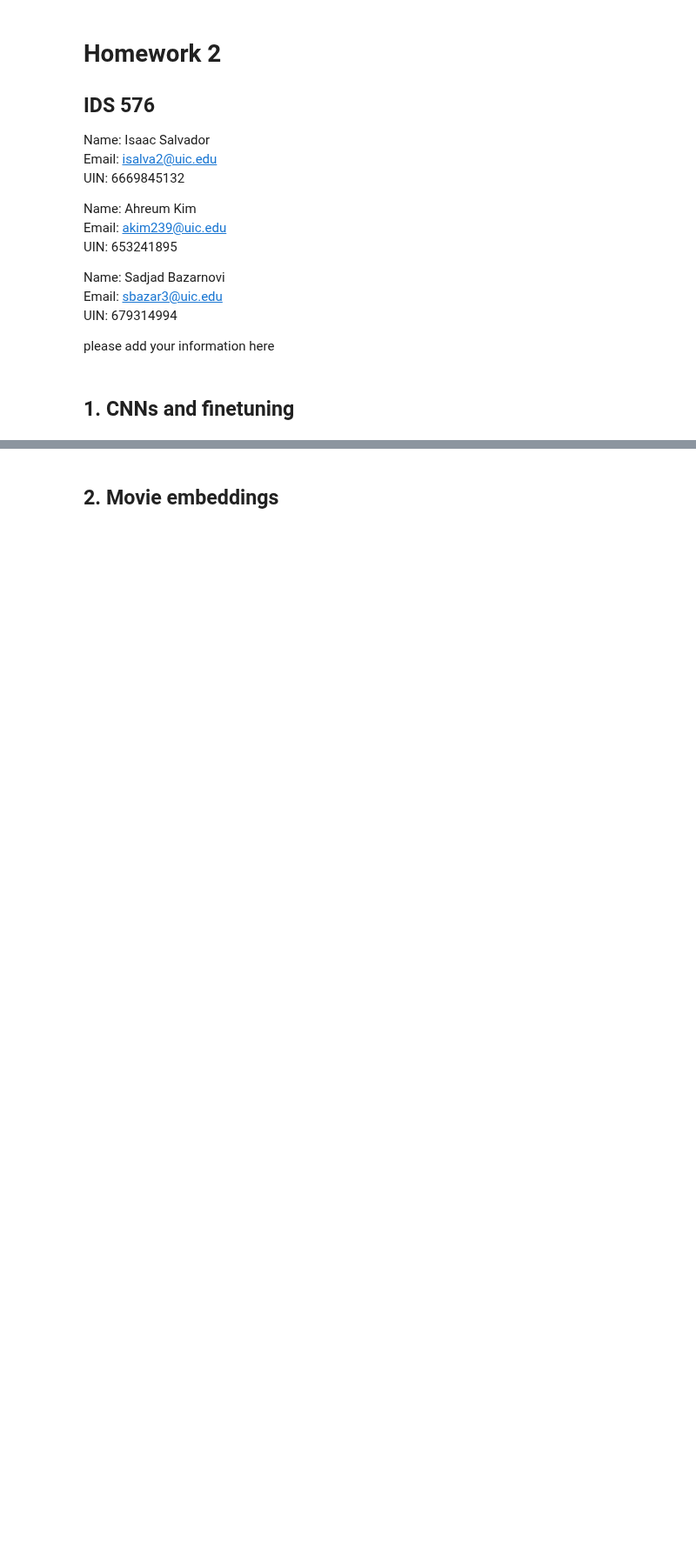
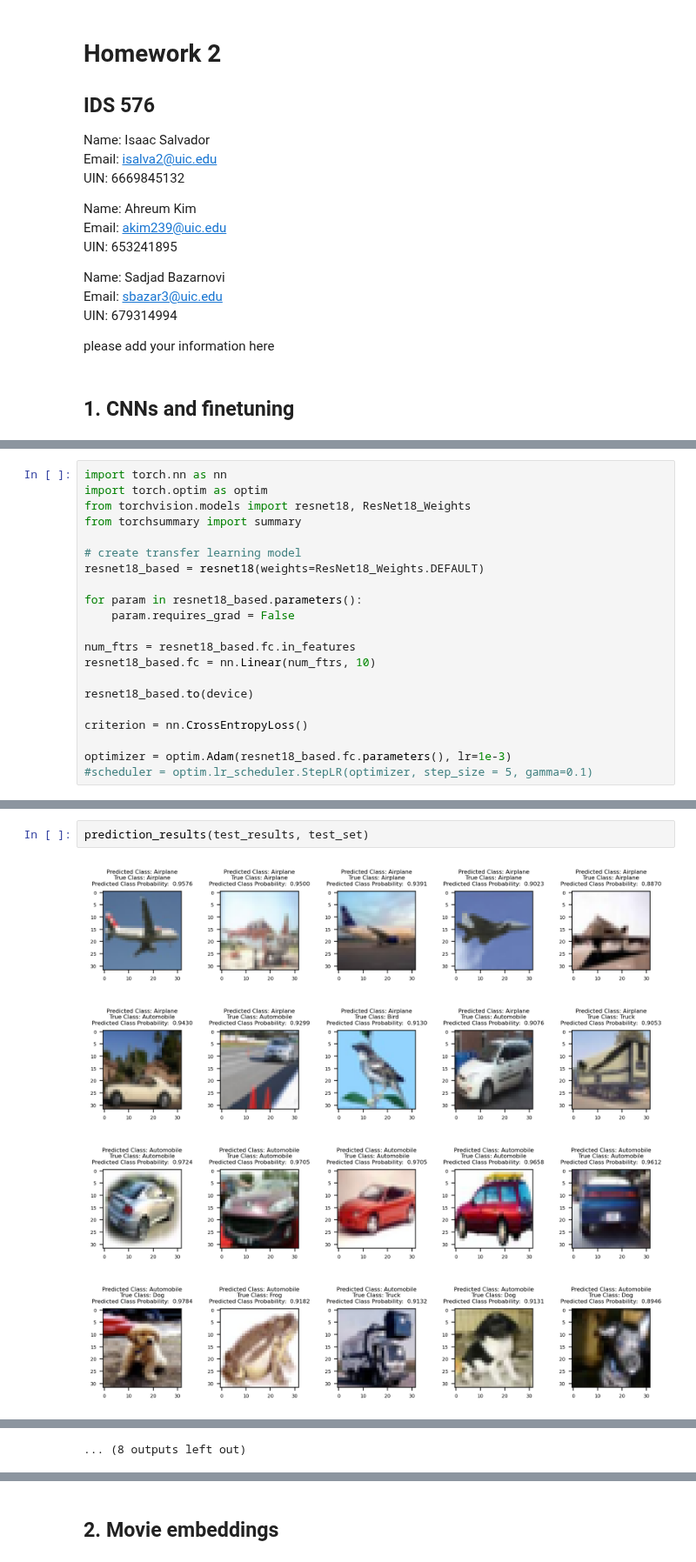
Before and after one commit to Team4IDS576/homework-assignments, a Jupyter notebook: Homework_2.ipynb, the cells around one changed output, grey strips where cells are left out. Shown at 87% size. Cells and saved outputs as stored; diff of their text form; blank space fills up the shorter version.

```diff
--- a/Homework_2.ipynb
+++ b/Homework_2.ipynb
@@ -20,0 +125,21 @@ please add your information here
+# %%
+import torch.nn as nn
+import torch.optim as optim
+from torchvision.models import resnet18, ResNet18_Weights
+from torchsummary import summary
+
+# create transfer learning model
+resnet18_based = resnet18(weights=ResNet18_Weights.DEFAULT)
+
+for param in resnet18_based.parameters():
+    param.requires_grad = False
+
+num_ftrs = resnet18_based.fc.in_features
+resnet18_based.fc = nn.Linear(num_ftrs, 10)
+
+resnet18_based.to(device)
+
+criterion = nn.CrossEntropyLoss()
+
+optimizer = optim.Adam(resnet18_based.fc.parameters(), lr=1e-3)
+#scheduler = optim.lr_scheduler.StepLR(optimizer, step_size = 5, gamma=0.1)
@@ -20,0 +511,7 @@ please add your information here
+# %%
+prediction_results(test_results, test_set)
+# %% [output]
+[figure, added]
+[figure, added]
+[figure, added]
+[figure, added]
@@ -20,0 +526 @@ please add your information here
+... (8 outputs left out)
```
Also changed, not shown: parts of 29 cells of this notebook.
